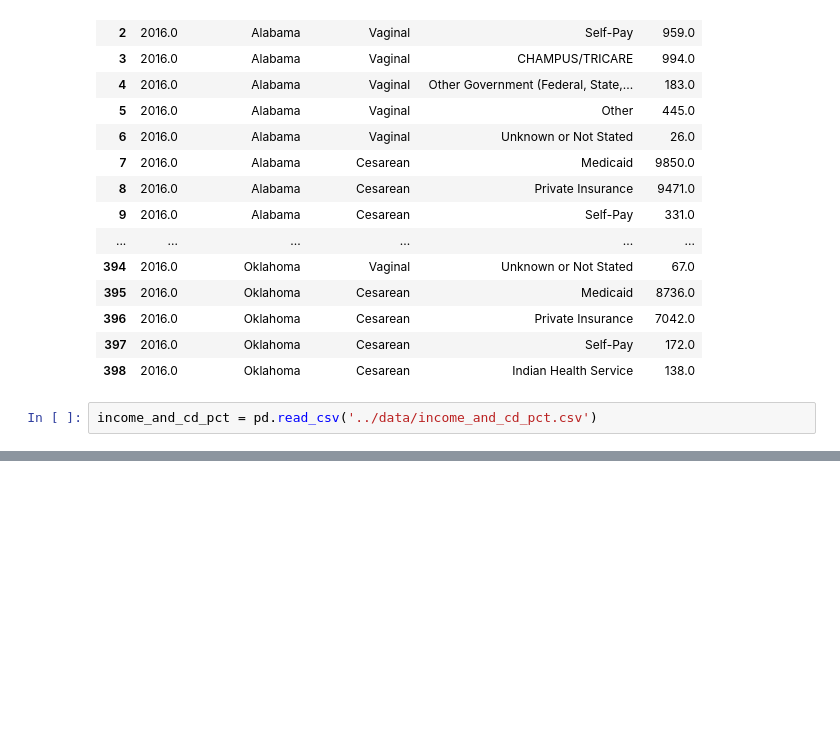
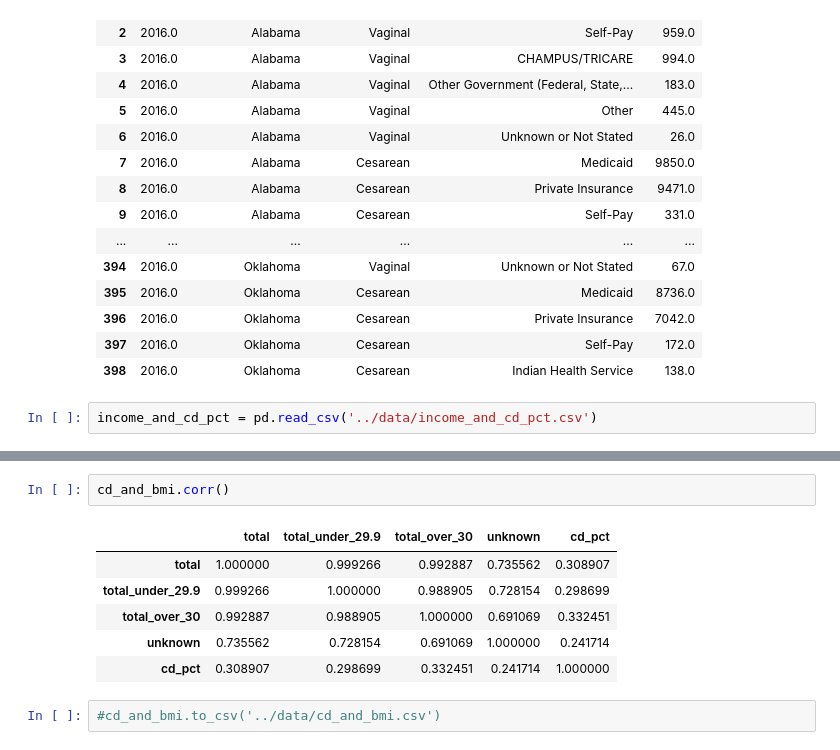
Before and after one commit to StephMiller4/delivery_method_capstone, a Jupyter notebook: notebook/Capstone Project.ipynb, the cells around one changed output, grey strips where cells are left out. Saved outputs shown, nothing was run; the diff lists cells and outputs as text; blank space fills up the shorter version.

```diff
--- a/notebook/Capstone Project.ipynb
+++ b/notebook/Capstone Project.ipynb
@@ -471,0 +526,11 @@ income_and_cd_pct.corr()
+# %%
+cd_and_bmi.corr()
+# %% [output]
+|  | total | total_under_29.9 | total_over_30 | unknown | cd_pct |
+| total | 1.000000 | 0.999266 | 0.992887 | 0.735562 | 0.308907 |
+| total_under_29.9 | 0.999266 | 1.000000 | 0.988905 | 0.728154 | 0.298699 |
+| total_over_30 | 0.992887 | 0.988905 | 1.000000 | 0.691069 | 0.332451 |
+| unknown | 0.735562 | 0.728154 | 0.691069 | 1.000000 | 0.241714 |
+| cd_pct | 0.308907 | 0.298699 | 0.332451 | 0.241714 | 1.000000 |
+# %%
+#cd_and_bmi.to_csv('../data/cd_and_bmi.csv')
```
Also changed, not shown: parts of 22 cells of this notebook, 4 other files.
